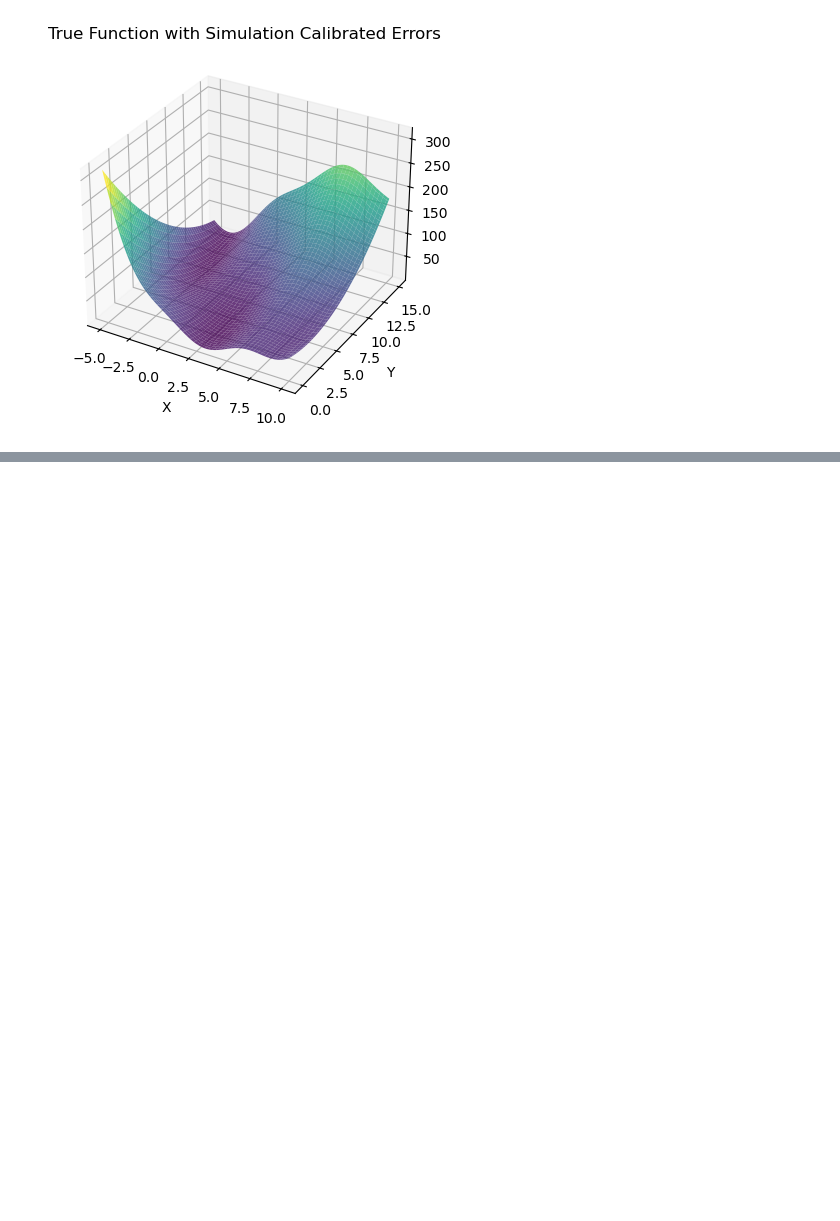
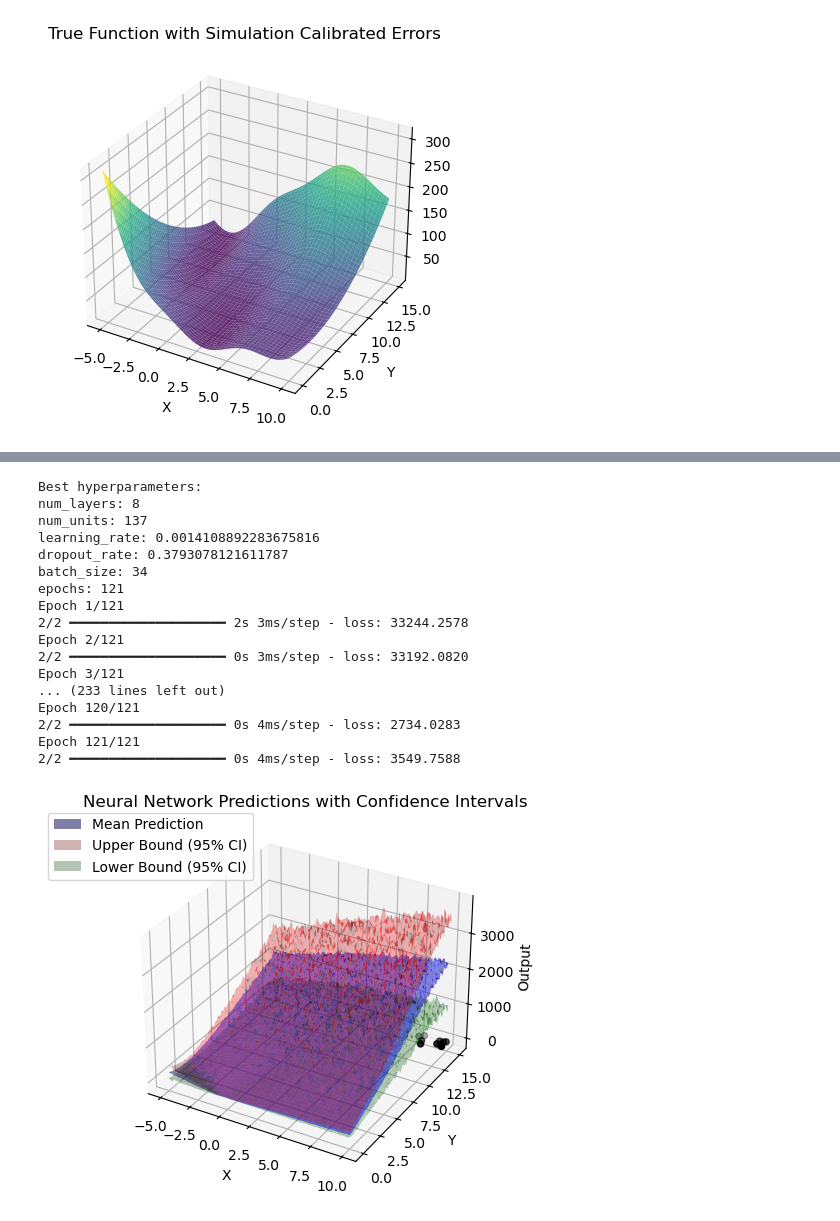
Before and after one commit to ScoutCodes/SMILE, a Jupyter notebook: BayesOpt_Code/BNN_V3.ipynb, the cells around one changed output, grey strips where cells are left out. Cells and saved outputs as stored; diff of their text form; code cells hidden in the pictures; blank space fills up the shorter version.

```diff
--- a/BayesOpt_Code/BNN_V3.ipynb
+++ b/BayesOpt_Code/BNN_V3.ipynb
@@ -468,0 +396,21 @@ df
+# %%
+df = perform_iteration(df)
+# %% [output]
+Best hyperparameters:
+num_layers: 8
+num_units: 137
+learning_rate: 0.0014108892283675816
+dropout_rate: 0.3793078121611787
+batch_size: 34
+epochs: 121
+Epoch 1/121
+2/2 ━━━━━━━━━━━━━━━━━━━━ 2s 3ms/step - loss: 33244.2578
+Epoch 2/121
+2/2 ━━━━━━━━━━━━━━━━━━━━ 0s 3ms/step - loss: 33192.0820
+Epoch 3/121
+... (233 lines left out)
+Epoch 120/121
+2/2 ━━━━━━━━━━━━━━━━━━━━ 0s 4ms/step - loss: 2734.0283
+Epoch 121/121
+2/2 ━━━━━━━━━━━━━━━━━━━━ 0s 4ms/step - loss: 3549.7588
+[figure, added]
```
Also changed, not shown: parts of 14 cells of this notebook, 1 other file.
